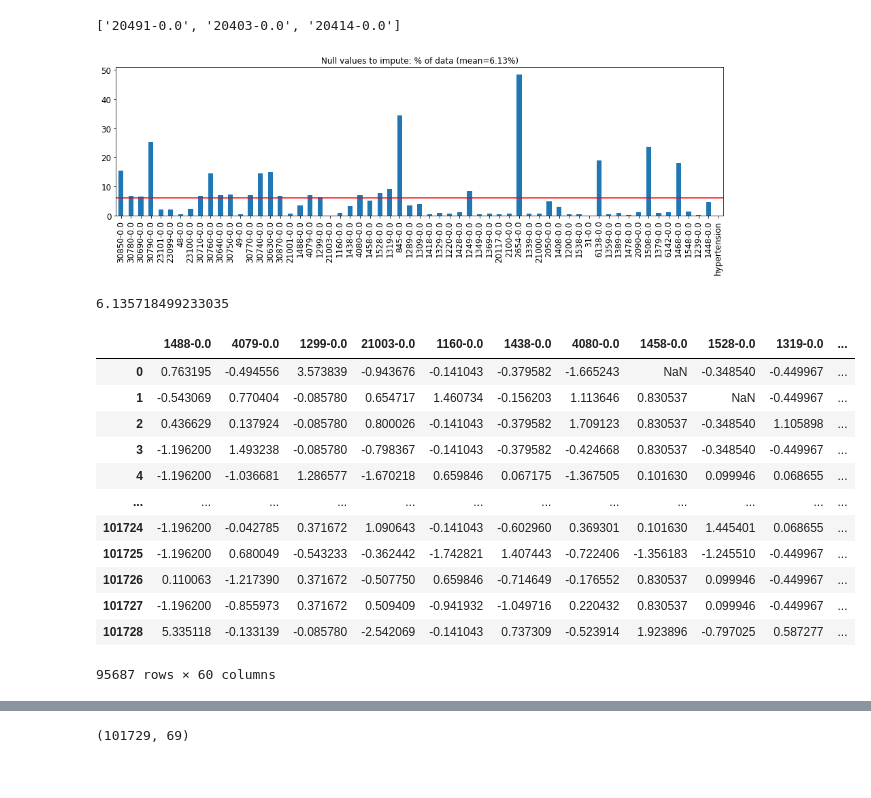
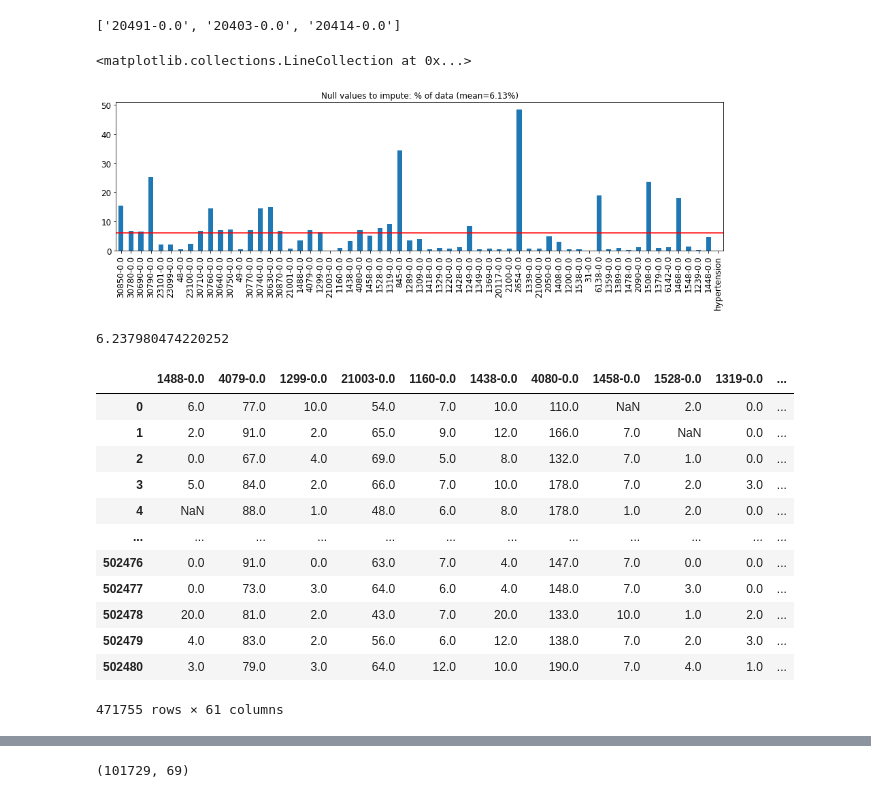
Before and after one commit to analiseb/UB-Masters-Thesis, a Jupyter notebook: PRE_normalization_imputation-alternative.ipynb, the cells around one changed output, grey strips where cells are left out. Cells and saved outputs as stored; diff of their text form; code cells hidden in the pictures.

```diff
--- a/PRE_normalization_imputation-alternative.ipynb
+++ b/PRE_normalization_imputation-alternative.ipynb
@@ -31,5 +32,5 @@ Mounted at /content/gdrive
 # %%
-df = pd.read_csv('gdrive/My\ Drive/data/preprocessed-binary_CVD.csv')
+df = pd.read_csv('gdrive/MyDrive/data/preprocessed-binary_CVD.csv')
 df.drop('Unnamed: 0', axis=1, inplace=True)
 df
 # %% [output]
@@ -95,26 +108,27 @@ dropped
 df2.loc[:,gv.continuous_cols+gv.numerical_cols+gv.categorical_cols].isnull().sum().div(df2.shape[0]).div(0.01).plot(kind='bar', fontsize=12, figsize = (16,4))
 plt.title('Null values to impute: % of data (mean=6.13%)')
 plt.hlines(6.13, -10, 500, color='red')
-plt.savefig('charts/imputation_percents.png', bbox_inches='tight')
+# plt.savefig('charts/imputation_percents.png', bbox_inches='tight')
 # %% [output]
+<matplotlib.collections.LineCollection at 0x...>
 [figure]
 # %%
 df2.loc[:,gv.continuous_cols+gv.numerical_cols+gv.categorical_cols].isnull().sum().div(df2.shape[0]).div(0.01).mean()
 # %% [output]
-6.135718499233035
+6.237980474220252
 # %%
-df2[numerical_cols+continuous_cols+categorical_cols][df2[numerical_cols+continuous_cols+categorical_cols].isna().any(axis=1)]
+df2[gv.numerical_cols+gv.continuous_cols+gv.categorical_cols][df2[gv.numerical_cols+gv.continuous_cols+gv.categorical_cols].isna().any(axis=1)]
 # %% [output]
 |  | 1488-0.0 | 4079-0.0 | 1299-0.0 | 21003-0.0 | 1160-0.0 | 1438-0.0 | 4080-0.0 | 1458-0.0 | 1528-0.0 | 1319-0.0 | ... |
-| 0 | 0.763195 | -0.494556 | 3.573839 | -0.943676 | -0.141043 | -0.379582 | -1.665243 | NaN | -0.348540 | -0.449967 | ... |
-| 1 | -0.543069 | 0.770404 | -0.085780 | 0.654717 | 1.460734 | -0.156203 | 1.113646 | 0.830537 | NaN | -0.449967 | ... |
-| 2 | 0.436629 | 0.137924 | -0.085780 | 0.800026 | -0.141043 | -0.379582 | 1.709123 | 0.830537 | -0.348540 | 1.105898 | ... |
-| 3 | -1.196200 | 1.493238 | -0.085780 | -0.798367 | -0.141043 | -0.379582 | -0.424668 | 0.830537 | -0.348540 | -0.449967 | ... |
-| 4 | -1.196200 | -1.036681 | 1.286577 | -1.670218 | 0.659846 | 0.067175 | -1.367505 | 0.101630 | 0.099946 | 0.068655 | ... |
+| 0 | 6.0 | 77.0 | 10.0 | 54.0 | 7.0 | 10.0 | 110.0 | NaN | 2.0 | 0.0 | ... |
+| 1 | 2.0 | 91.0 | 2.0 | 65.0 | 9.0 | 12.0 | 166.0 | 7.0 | NaN | 0.0 | ... |
+| 2 | 0.0 | 67.0 | 4.0 | 69.0 | 5.0 | 8.0 | 132.0 | 7.0 | 1.0 | 0.0 | ... |
+| 3 | 5.0 | 84.0 | 2.0 | 66.0 | 7.0 | 10.0 | 178.0 | 7.0 | 2.0 | 3.0 | ... |
+| 4 | NaN | 88.0 | 1.0 | 48.0 | 6.0 | 8.0 | 178.0 | 1.0 | 2.0 | 0.0 | ... |
 | ... | ... | ... | ... | ... | ... | ... | ... | ... | ... | ... | ... |
-| 101724 | -1.196200 | -0.042785 | 0.371672 | 1.090643 | -0.141043 | -0.602960 | 0.369301 | 0.101630 | 1.445401 | 0.068655 | ... |
-| 101725 | -1.196200 | 0.680049 | -0.543233 | -0.362442 | -1.742821 | 1.407443 | -0.722406 | -1.356183 | -1.245510 | -0.449967 | ... |
-| 101726 | 0.110063 | -1.217390 | 0.371672 | -0.507750 | 0.659846 | -0.714649 | -0.176552 | 0.830537 | 0.099946 | -0.449967 | ... |
-| 101727 | -1.196200 | -0.855973 | 0.371672 | 0.509409 | -0.941932 | -1.049716 | 0.220432 | 0.830537 | 0.099946 | -0.449967 | ... |
-| 101728 | 5.335118 | -0.133139 | -0.085780 | -2.542069 | -0.141043 | 0.737309 | -0.523914 | 1.923896 | -0.797025 | 0.587277 | ... |
+| 502476 | 0.0 | 91.0 | 0.0 | 63.0 | 7.0 | 4.0 | 147.0 | 7.0 | 0.0 | 0.0 | ... |
+| 502477 | 0.0 | 73.0 | 3.0 | 64.0 | 6.0 | 4.0 | 148.0 | 7.0 | 3.0 | 0.0 | ... |
+| 502478 | 20.0 | 81.0 | 2.0 | 43.0 | 7.0 | 20.0 | 133.0 | 10.0 | 1.0 | 2.0 | ... |
+| 502479 | 4.0 | 83.0 | 2.0 | 56.0 | 6.0 | 12.0 | 138.0 | 7.0 | 2.0 | 3.0 | ... |
+| 502480 | 3.0 | 79.0 | 3.0 | 64.0 | 12.0 | 10.0 | 190.0 | 7.0 | 4.0 | 1.0 | ... |
-95687 rows × 60 columns
+471755 rows × 61 columns
```
Also changed, not shown: parts of 11 cells of this notebook.
